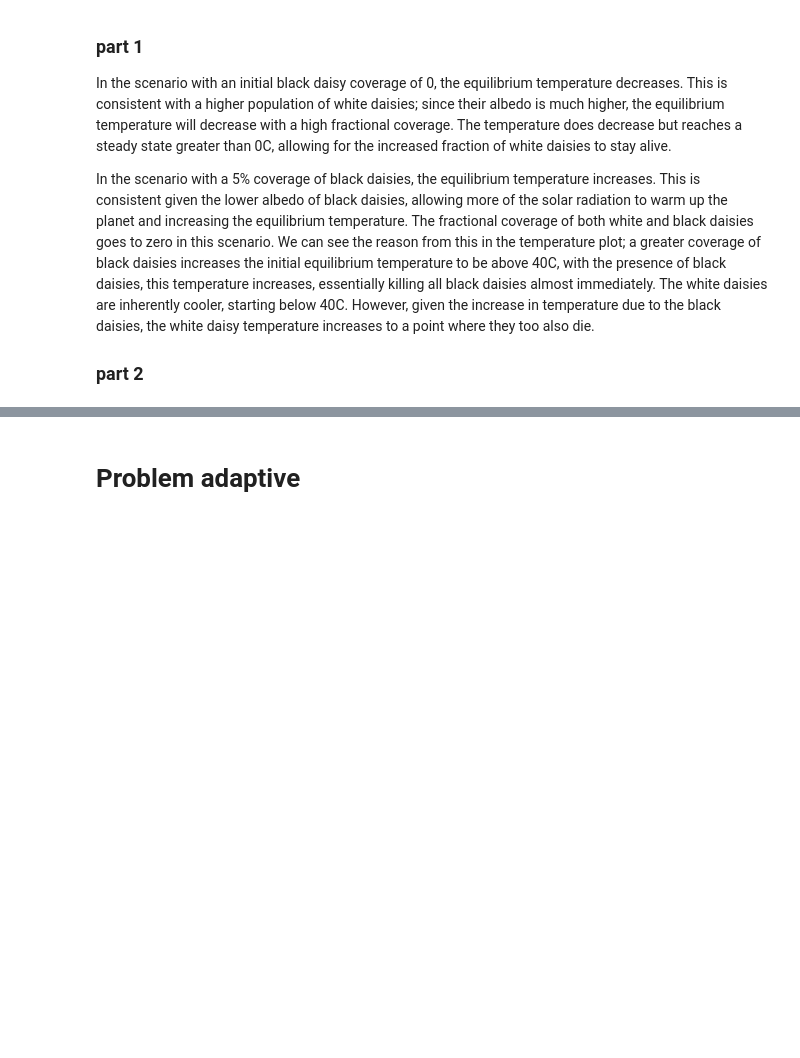
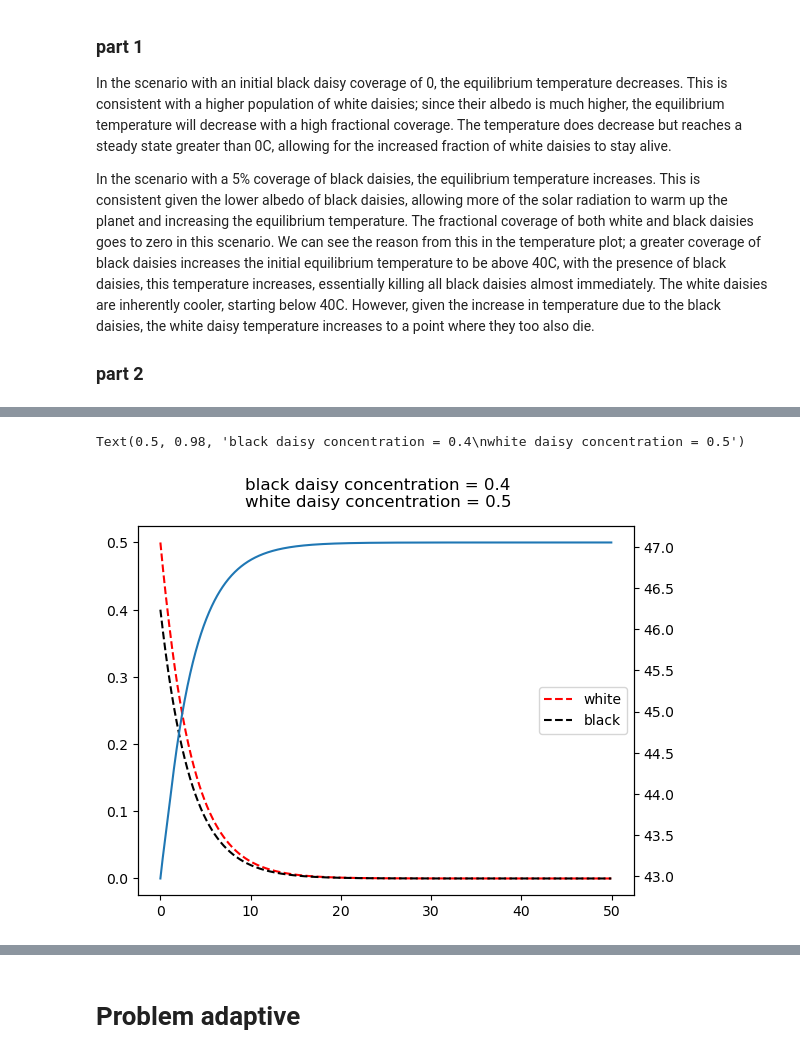
Before and after one commit to nicduboc/numeric_2024, a Jupyter notebook: notebooks/lab5/duboc_assig5.ipynb, the cells around one changed output, grey strips where cells are left out. Drawn from its saved outputs; the diff is of its cells as text; code cells hidden in the pictures; blank space fills up the shorter version.

```diff
--- a/notebooks/lab5/duboc_assig5.ipynb
+++ b/notebooks/lab5/duboc_assig5.ipynb
@@ -188,0 +204,26 @@ ax2.plot(timevals2,temp_e2)
+# %%
+# blackconc = 0.25 whiteconc = 0.25
+theSolver3 = Integ54('initial3.yaml')
+timevals3, yvals3, errorlist3 = theSolver3.timeloop5fixed()
+daisies3 = pd.DataFrame(yvals3, columns=['white', 'black'])
+
+temp_w3 = []
+temp_b3 = []
+temp_e3 = []
+for i in range(len(timevals)):
+    w3,b3,e3 = theSolver3.find_temp(yvals3[i,:])
+    temp_w3.append(w3- 273.15)
+    temp_b3.append(b3- 273.15)
+    temp_e3.append(e3- 273.15)
+
+fig, ax1 = plt.subplots(1,1)
+ax1.plot(timevals3,daisies3['white'],'--r',label='white')
+ax1.plot(timevals3,daisies3['black'],'--k',label='black')
+ax1.legend(loc='center right')
+
+ax2 = ax1.twinx()
+ax2.plot(timevals3,temp_e3)
+fig.suptitle('black daisy concentration = 0.4\nwhite daisy concentration = 0.5')
+# %% [output]
+Text(0.5, 0.98, 'black daisy concentration = 0.4\nwhite daisy concentration = 0.5')
+[figure, added]
```
Also changed, not shown: parts of 5 cells of this notebook, 1 other file.
